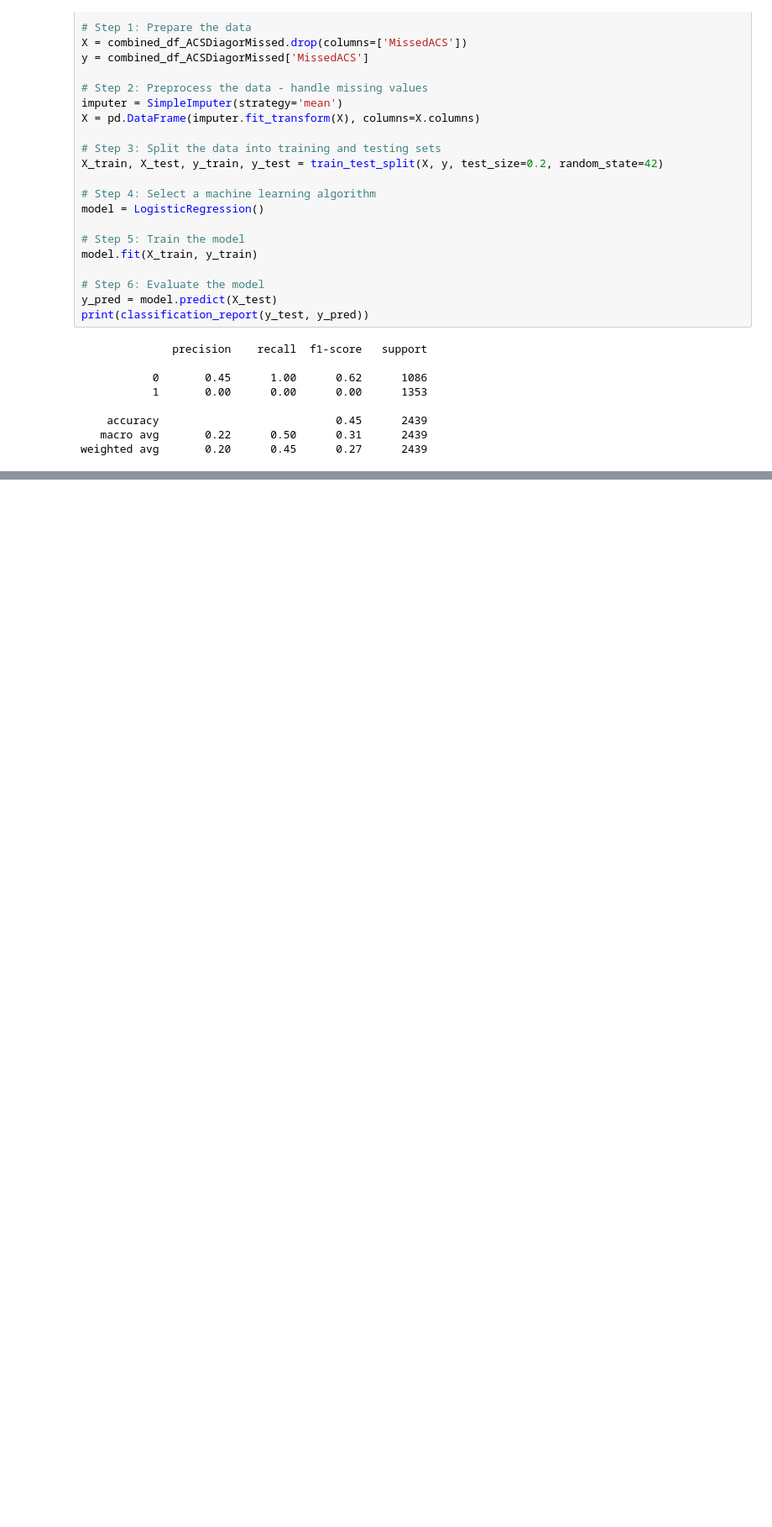
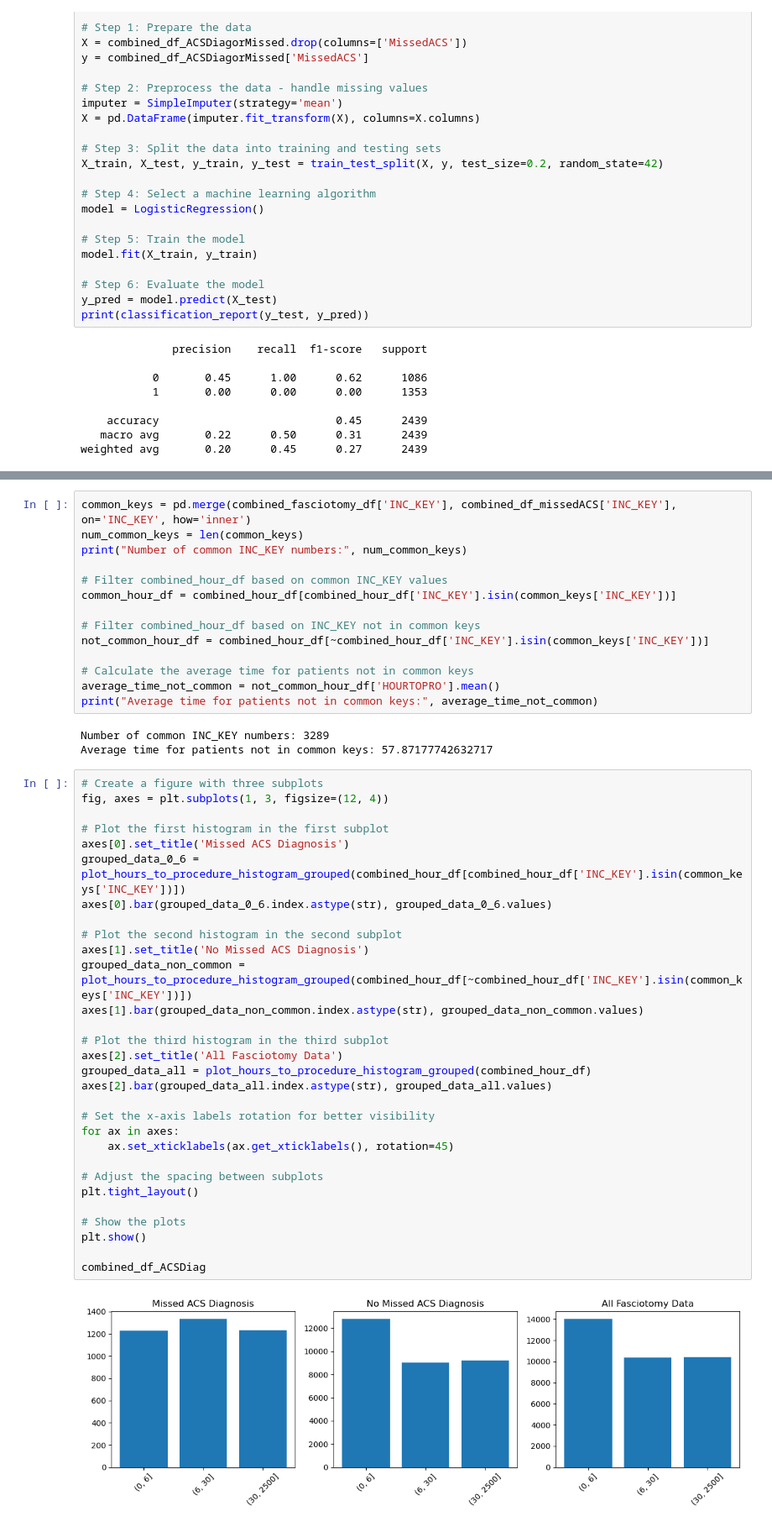
Before and after one commit to franceskoback/CompartmentSyndrome, a Jupyter notebook: src/Missed_ACS.ipynb, the cells around one changed output, grey strips where cells are left out. Shown: that part at 84% size. Saved outputs shown, nothing was run; the diff lists cells and outputs as text; blank space fills up the shorter version.

```diff
--- a/src/Missed_ACS.ipynb
+++ b/src/Missed_ACS.ipynb
@@ -841,0 +909,49 @@ coefficients
+# %%
+common_keys = pd.merge(combined_fasciotomy_df['INC_KEY'], combined_df_missedACS['INC_KEY'], on='INC_KEY', how='inner')
+num_common_keys = len(common_keys)
+print("Number of common INC_KEY numbers:", num_common_keys)
+
+# Filter combined_hour_df based on common INC_KEY values
+common_hour_df = combined_hour_df[combined_hour_df['INC_KEY'].isin(common_keys['INC_KEY'])]
+
+# Filter combined_hour_df based on INC_KEY not in common keys
+not_common_hour_df = combined_hour_df[~combined_hour_df['INC_KEY'].isin(common_keys['INC_KEY'])]
+
+# Calculate the average time for patients not in common keys
+average_time_not_common = not_common_hour_df['HOURTOPRO'].mean()
+print("Average time for patients not in common keys:", average_time_not_common)
+# %% [output]
+Number of common INC_KEY numbers: 3289
+Average time for patients not in common keys: 57.87177742632717
+# %%
+# Create a figure with three subplots
+fig, axes = plt.subplots(1, 3, figsize=(12, 4))
+
+# Plot the first histogram in the first subplot
+axes[0].set_title('Missed ACS Diagnosis')
+grouped_data_0_6 = plot_hours_to_procedure_histogram_grouped(combined_hour_df[combined_hour_df['INC_KEY'].isin(common_keys['INC_KEY'])])
+axes[0].bar(grouped_data_0_6.index.astype(str), grouped_data_0_6.values)
+
+# Plot the second histogram in the second subplot
+axes[1].set_title('No Missed ACS Diagnosis')
+grouped_data_non_common = plot_hours_to_procedure_histogram_grouped(combined_hour_df[~combined_hour_df['INC_KEY'].isin(common_keys['INC_KEY'])])
+axes[1].bar(grouped_data_non_common.index.astype(str), grouped_data_non_common.values)
+
+# Plot the third histogram in the third subplot
+axes[2].set_title('All Fasciotomy Data')
+grouped_data_all = plot_hours_to_procedure_histogram_grouped(combined_hour_df)
+axes[2].bar(grouped_data_all.index.astype(str), grouped_data_all.values)
+
+# Set the x-axis labels rotation for better visibility
+for ax in axes:
+    ax.set_xticklabels(ax.get_xticklabels(), rotation=45)
+
+# Adjust the spacing between subplots
+plt.tight_layout()
+
+# Show the plots
+plt.show()
+
+combined_df_ACSDiag
+# %% [output]
+[figure, added]
```
Also changed, not shown: parts of 9 cells of this notebook.
